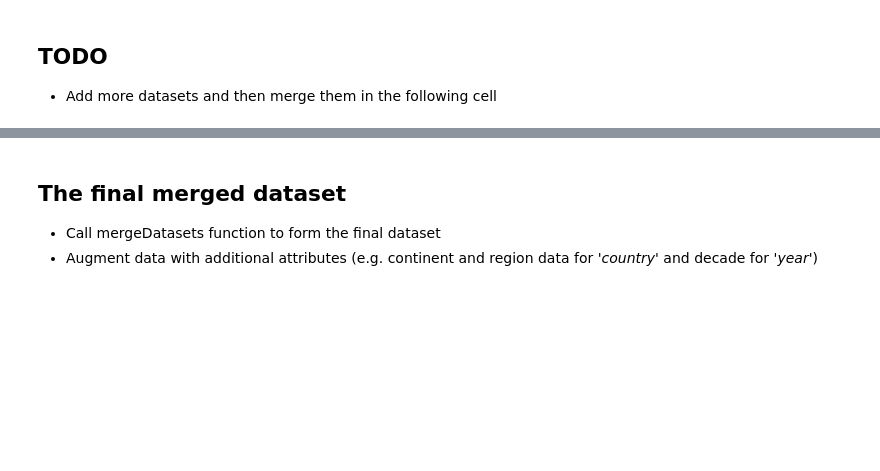
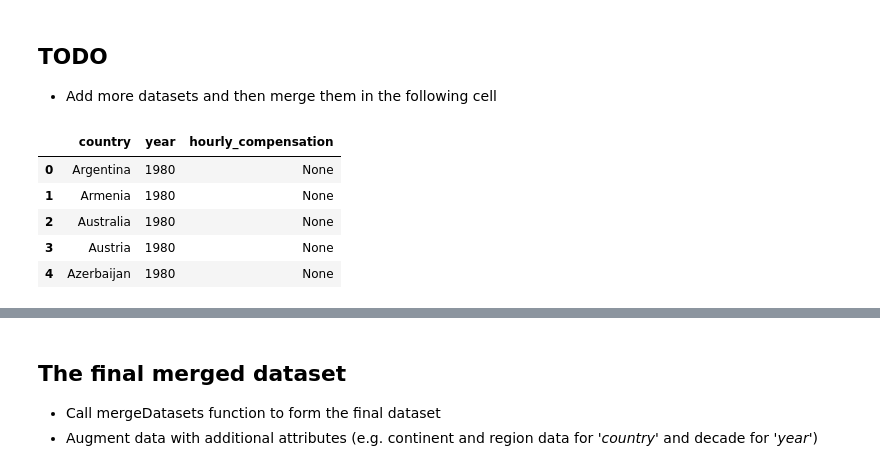
Before and after one commit to jku-icg-classroom/va-project-2020-group-n-1, a Jupyter notebook: trial1.ipynb, the cells around one changed output, grey strips where cells are left out. Cells and saved outputs as stored; diff of their text form; code cells hidden in the pictures; blank space fills up the shorter version.

```diff
--- a/trial1.ipynb
+++ b/trial1.ipynb
@@ -108,3 +136,17 @@ mean_years_in_school_women_percent_men_25_to_34_years.head()
 # %% [markdown]
 ## TODO
 * Add more datasets and then merge them in the following cell
+# %%
+hourly_compensation = loadSingleDataset('data/hourly_compensation.csv',
+                               FROM_YEAR, TO_YEAR,
+                               ['country'],
+                               'year',
+                               'hourly_compensation')
+hourly_compensation.head()
+# %% [output]
+|  | country | year | hourly_compensation |
+| 0 | Argentina | 1980 | None |
+| 1 | Armenia | 1980 | None |
+| 2 | Australia | 1980 | None |
+| 3 | Austria | 1980 | None |
+| 4 | Azerbaijan | 1980 | None |
```
Also changed, not shown: parts of 12 cells of this notebook, 5 other files.
